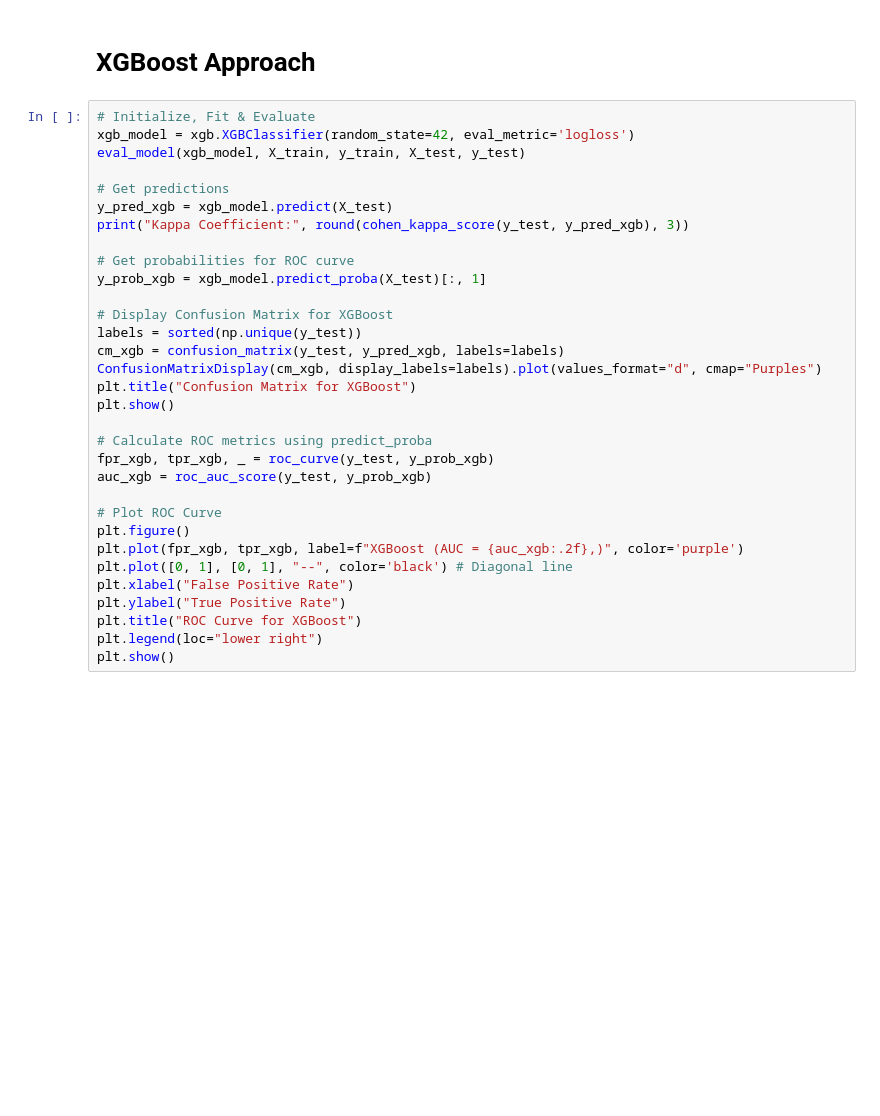
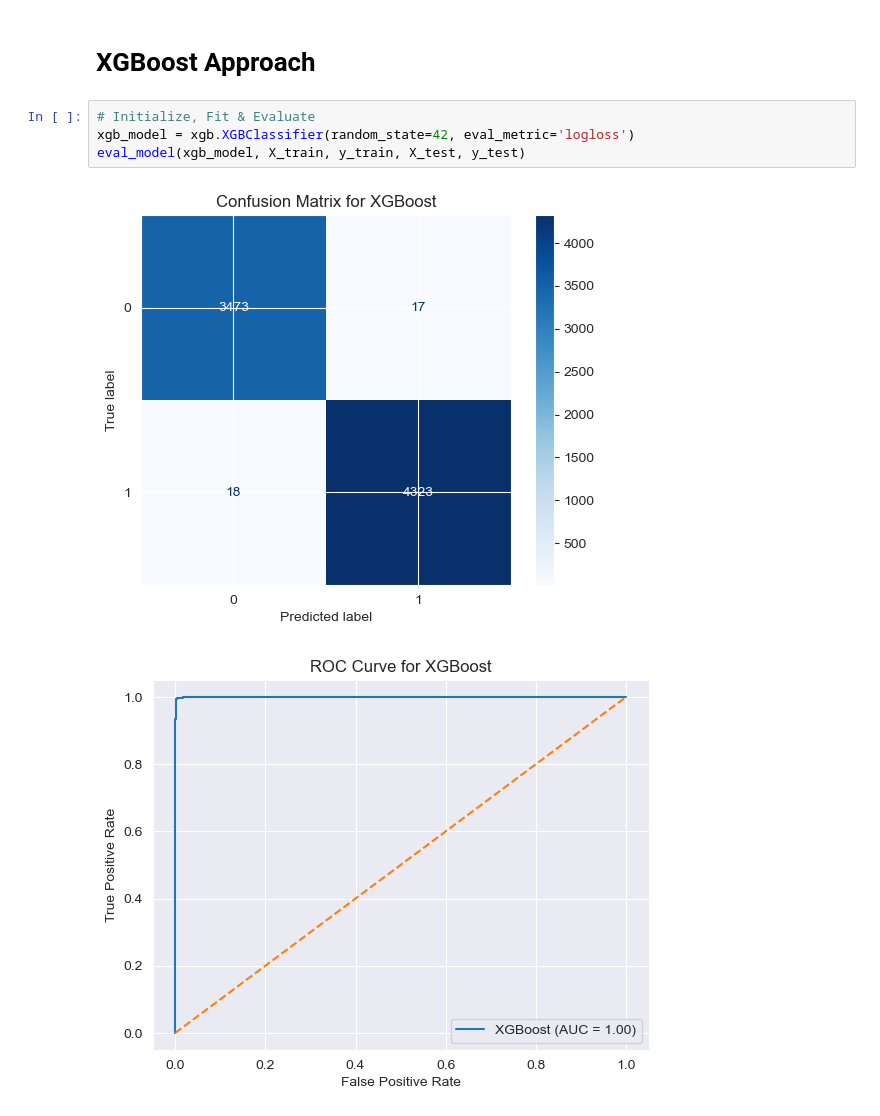
Before and after one commit to devKomori/machine-learning-fraud-analysis, a Jupyter notebook: final_project.ipynb, the cells around one changed output. Cells and saved outputs as stored; diff of their text form; blank space fills up the shorter version.

```diff
--- a/final_project.ipynb
+++ b/final_project.ipynb
@@ -292,32 +373,7 @@ plt.show()
 # %%
 # Initialize, Fit & Evaluate
 xgb_model = xgb.XGBClassifier(random_state=42, eval_metric='logloss')
 eval_model(xgb_model, X_train, y_train, X_test, y_test)
-
-# Get predictions
-y_pred_xgb = xgb_model.predict(X_test)
-print("Kappa Coefficient:", round(cohen_kappa_score(y_test, y_pred_xgb), 3))
-
-# Get probabilities for ROC curve
-y_prob_xgb = xgb_model.predict_proba(X_test)[:, 1]
-
-# Display Confusion Matrix for XGBoost
-labels = sorted(np.unique(y_test))
-cm_xgb = confusion_matrix(y_test, y_pred_xgb, labels=labels)
-ConfusionMatrixDisplay(cm_xgb, display_labels=labels).plot(values_format="d", cmap="Purples")
-plt.title("Confusion Matrix for XGBoost")
-plt.show()
-
-# Calculate ROC metrics using predict_proba
-fpr_xgb, tpr_xgb, _ = roc_curve(y_test, y_prob_xgb)
-auc_xgb = roc_auc_score(y_test, y_prob_xgb)
-
-# Plot ROC Curve
-plt.figure()
-plt.plot(fpr_xgb, tpr_xgb, label=f"XGBoost (AUC = {auc_xgb:.2f},)", color='purple')
-plt.plot([0, 1], [0, 1], "--", color='black') # Diagonal line
-plt.xlabel("False Positive Rate")
-plt.ylabel("True Positive Rate")
-plt.title("ROC Curve for XGBoost")
-plt.legend(loc="lower right")
-plt.show()
+# %% [output]
+[figure, added]
+[figure, added]
```
Also changed, not shown: parts of 12 cells of this notebook.
